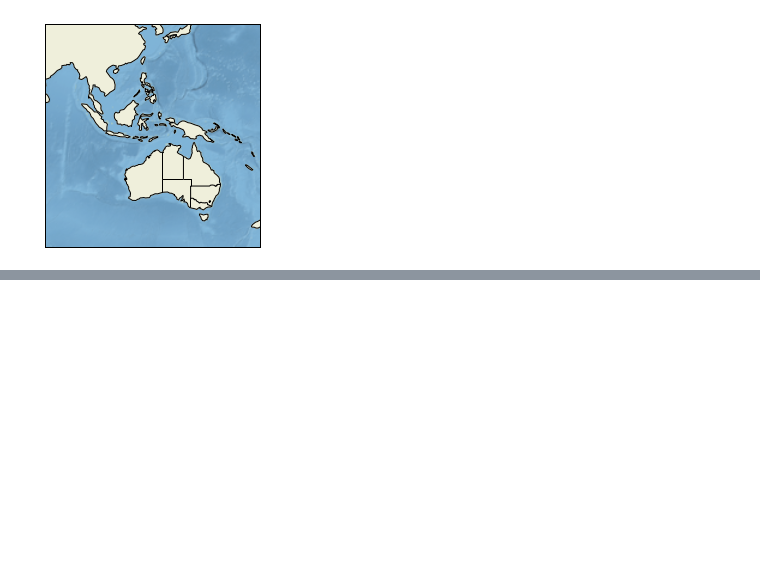
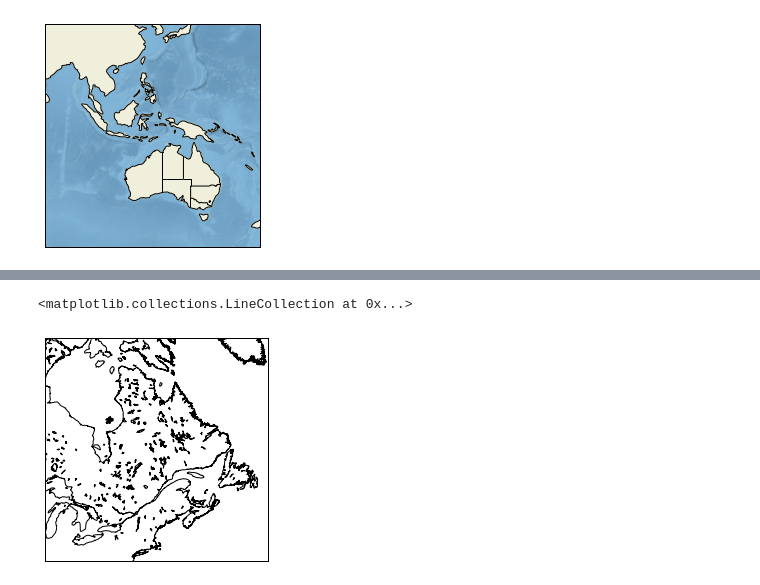
Before and after one commit to guziy/PyNotebooks, a Jupyter notebook: cartopy_demo.ipynb, the cells around one changed output, grey strips where cells are left out. Cells and saved outputs as stored; diff of their text form; code cells hidden in the pictures; blank space fills up the shorter version.

```diff
--- a/cartopy_demo.ipynb
+++ b/cartopy_demo.ipynb
@@ -42,0 +73,7 @@ plt.savefig("test.png")
+# %%
+from mpl_toolkits.basemap import Basemap
+b = Basemap(**bmap_params)
+b.drawcoastlines()
+# %% [output]
+<matplotlib.collections.LineCollection at 0x...>
+[figure, added]
```
Also changed, not shown: parts of 4 cells of this notebook.
